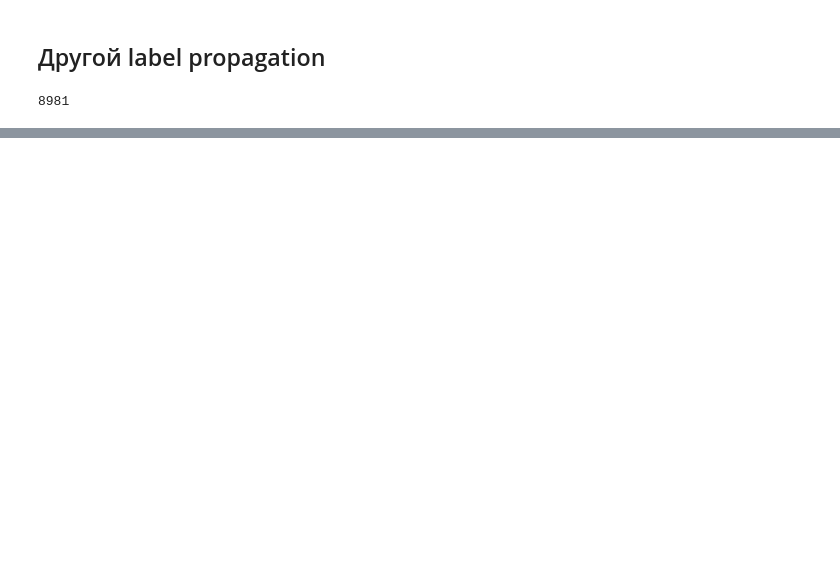
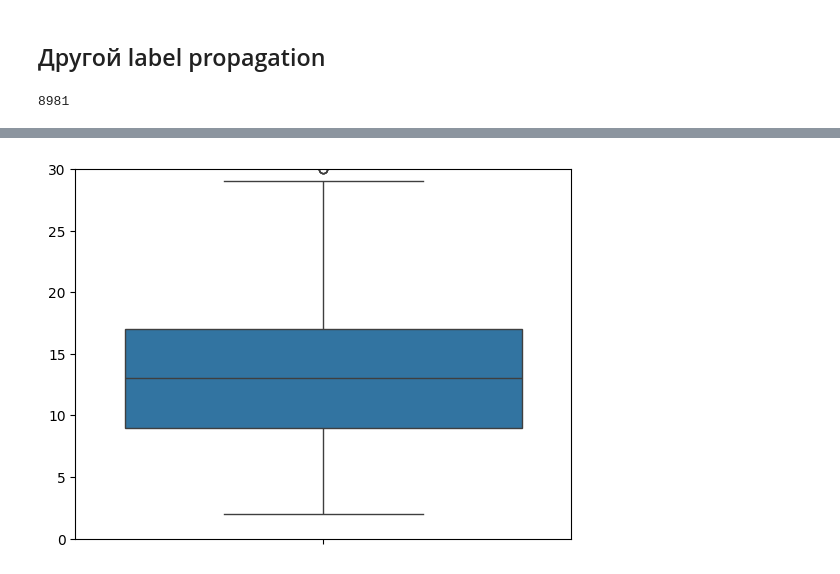
Before and after one commit to rijksly/w2v-graph-clustering, a Jupyter notebook: w2v_graph.ipynb, the cells around one changed output, grey strips where cells are left out. Drawn from its saved outputs; the diff is of its cells as text; code cells hidden in the pictures; blank space fills up the shorter version.

```diff
--- a/w2v_graph.ipynb
+++ b/w2v_graph.ipynb
@@ -206,0 +348,8 @@ model.most_similar('тяжелый_ADJ')
+# %%
+w2v_graph_w_verbs_2 = nx.Graph()
+for word in tqdm(model.index_to_key):
+    if 'VERB' in word:
+        for neigh, weight in model.most_similar(word, topn=10):
+            if 'VERB' in neigh:# and weight > 0.7:
+                w2v_graph_w_verbs_2.add_edge(word, neigh, weight=-weight)
+w2v_graph_w_verbs_2.remove_nodes_from(nx.isolates(w2v_graph_w_verbs_2))
@@ -206,0 +392,17 @@ model.most_similar('тяжелый_ADJ')
+# %%
+morph = pymorphy3.MorphAnalyzer(lang='ru')
+def is_lemmatized_word(word):
+    word = word.lower()
+    parsings = morph.parse(word)
+    if parsings:
+        if any((p.is_known and 'INFN' in p.tag) for p in parsings):
+            return True
+    return False
+# %%
+w2v_graph_w_verbs_2_filtered = nx.Graph()
+for word in tqdm(model.index_to_key):
+    if 'VERB' in word and is_lemmatized_word(word.split('_')[0]):
+        for neigh, weight in model.most_similar(word, topn=10):
+            if 'VERB' in neigh and is_lemmatized_word(neigh.split('_')[0]):# and weight > 0.7:
+                w2v_graph_w_verbs_2_filtered.add_edge(word, neigh, weight=-weight)
+w2v_graph_w_verbs_2_filtered.remove_nodes_from(nx.isolates(w2v_graph_w_verbs_2_filtered))
@@ -206,0 +413,3 @@ model.most_similar('тяжелый_ADJ')
+# %%
+louvain_w_2_filtered = nx.algorithms.community.louvain_communities(w2v_graph_w_verbs_2_filtered, weight='weight', resolution=100)
+len(louvain_w_2_filtered)
@@ -206,0 +439,8 @@ model.most_similar('тяжелый_ADJ')
+# %%
+f = np.array([len(i) for i in louvain_w_2_filtered])
+plt.figure()
+sns.boxplot(f)
+plt.ylim(0, 30)
+plt.show()
+# %% [output]
+[figure, added]
```
Also changed, not shown: parts of 48 cells of this notebook.
